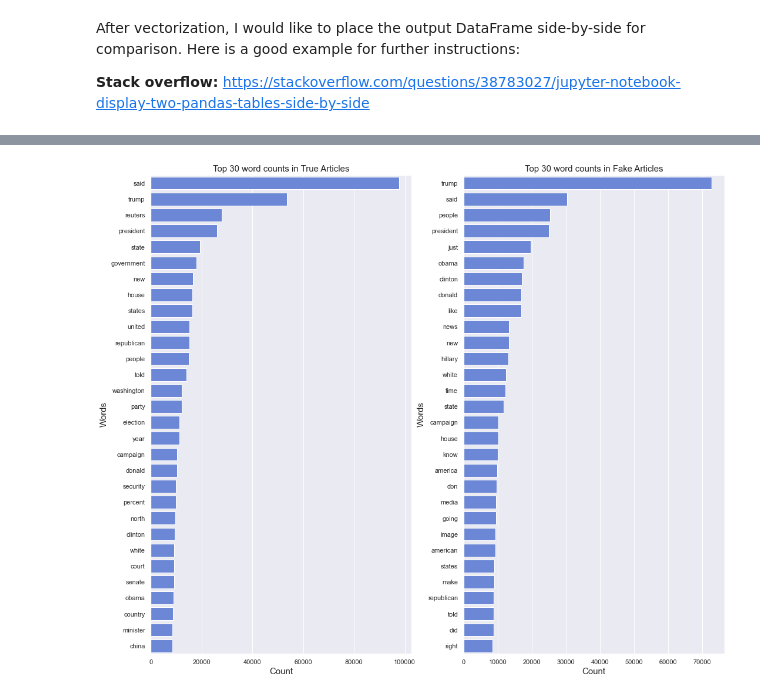
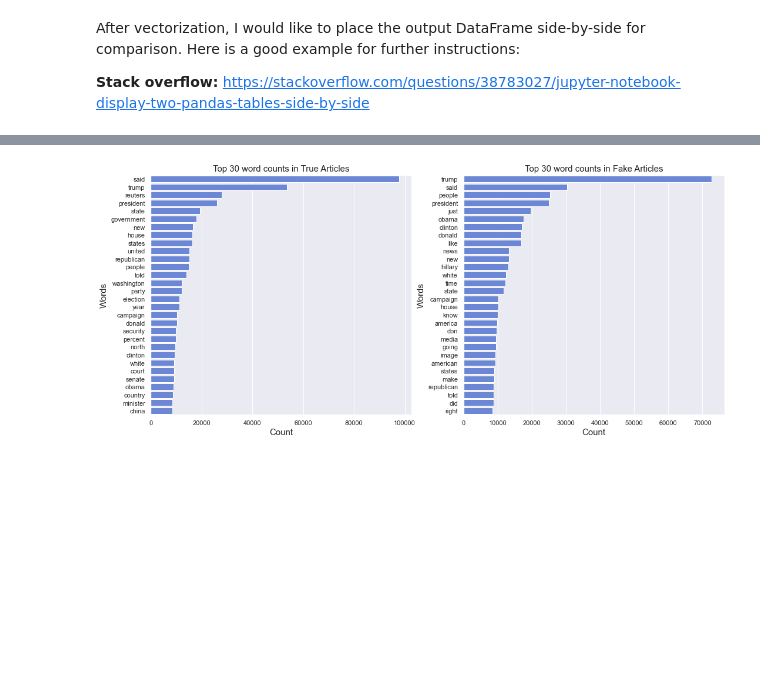
Before and after one commit to conibear/brainstation_machine_learning, a Jupyter notebook: notebook/BrainStation Machine Learning Project.ipynb, the cells around one changed output, grey strips where cells are left out. Drawn from its saved outputs; the diff is of its cells as text; code cells hidden in the pictures; blank space fills up the shorter version.

```diff
--- a/notebook/BrainStation Machine Learning Project.ipynb
+++ b/notebook/BrainStation Machine Learning Project.ipynb
@@ -632,8 +639,9 @@ Percent of true articles wull be eliminated:
 0.45142881478642305
 # %%
 # Drop data that are beyond the set threshold
+df_true.drop(df_true[df_true['Text Word Count'] < 20].index, inplace = True)
 df_true.drop(df_true[df_true['Text Word Count']>2500].index, inplace=True)
-df_true.reset_index()
+df_true.reset_index(drop = True, inplace = True)
 df_true.describe()
 df_true.duplicated().sum()
 # %% [output]
@@ -656,8 +664,9 @@ df_true.head()
 | 4 | trump wants postal service to cha... | seattlewashington reuters preside... | Political News | December 29, 2017 | 1 | 11 | 864 |
 # %%
 # Drop data that are beyond the set threshold
+df_fake.drop(df_fake[df_fake['Text Word Count']<20].index, inplace=True)
 df_fake.drop(df_fake[df_fake['Text Word Count']>3000].index, inplace=True)
-df_fake.reset_index()
+df_fake.reset_index(drop = True, inplace = True)
 df_fake.describe()
 df_fake.duplicated().sum()
 # %% [output]
@@ -1068,17 +1077,17 @@ display(top_30_true, top_30_fake)
 # %%
 # To Summarize the two DataFrame into a histograph
-plt.subplots(1,2, figsize = (17.5,15))
+plt.subplots(1,2, figsize = (17.5,7.5))
 
 plt.subplot(1,2,1)
 sns.barplot(x='Word Count', y='Word', data=top_30_true, color='#597FE7')
 plt.title('Top 30 word counts in True Articles',fontsize = 15)
 plt.xlabel('Count',fontsize = 15)
 plt.ylabel('Words',fontsize = 15)
 
 plt.subplot(1,2,2)
 sns.barplot(x='Word Count', y='Word', data=top_30_fake, color='#597FE7')
 plt.title('Top 30 word counts in Fake Articles',fontsize = 15)
 plt.xlabel('Count',fontsize = 15)
 plt.ylabel('Words',fontsize = 15);
 # %% [output]
-[figure, old version]
+[figure, new version]
```
Also changed, not shown: parts of 18 cells of this notebook.
